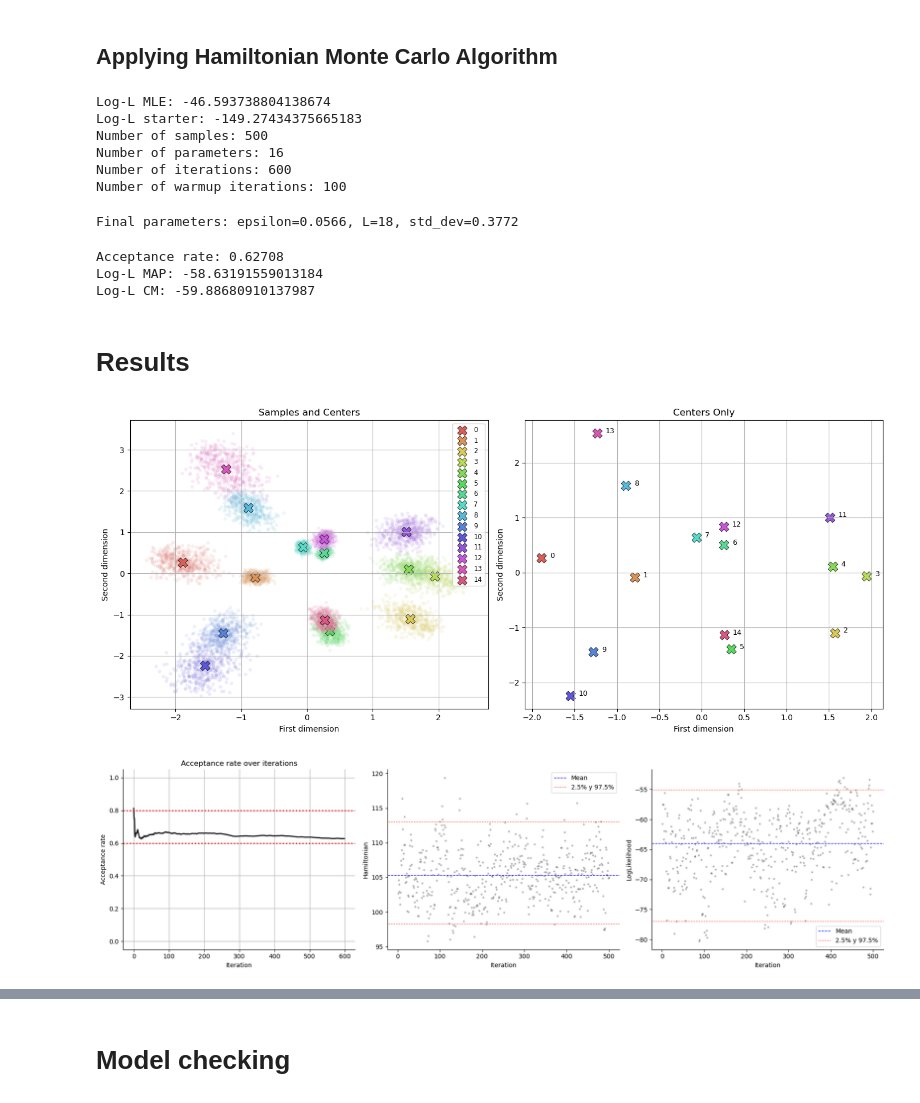
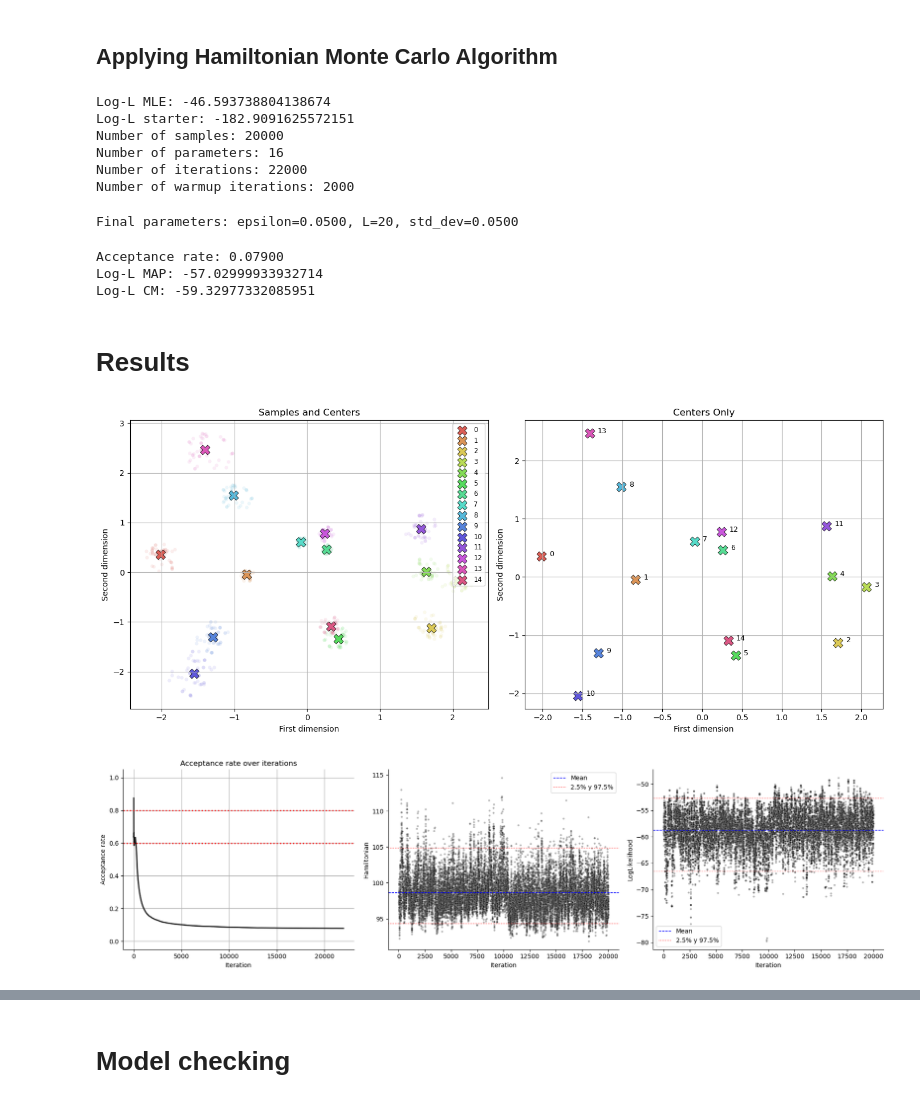
Before and after one commit to cnosa/LatentSpaces_Network_Manifold, a Jupyter notebook: RobustExample/LSMN_Euclidean_2D.ipynb, the cells around one changed output, grey strips where cells are left out. Drawn from its saved outputs; the diff is of its cells as text; code cells hidden in the pictures.

```diff
--- a/RobustExample/LSMN_Euclidean_2D.ipynb
+++ b/RobustExample/LSMN_Euclidean_2D.ipynb
@@ -139,7 +139,7 @@ plt.show()
 ## Applying Hamiltonian Monte Carlo Algorithm
 # %%
 # Execute HMC
-number_of_samples = 500
+number_of_samples = 20000
 Z_init = np.random.randn(Z_ML.shape[0],Z_ML.shape[1])
 a_init = np.random.randn(1)
 
@@ -147,7 +147,7 @@ print("Log-L MLE:", loglikelihood(G,Z_ML,a_ML))
 print("Log-L starter:", loglikelihood(G,Z_init,a_init)[0])
 
 samples_Z, samples_a, Hp, LogLp, acep_rate_history = hmc(G, Z_init, a_init, number_of_samples,
-                                                         epsilon_init=0.15, std_dev=1.0, percentage_warmup=0.2, Z0 = Z_ML)
+                                                         epsilon_init=0.15, std_dev=1.0, percentage_warmup=0.1, Z0 = Z_ML)
 
 # Estimators
 ## CM
@@ -162,25 +162,25 @@ print("Log-L MAP:", loglikelihood(G,Z_MAP,a_MAP))
 print("Log-L CM:", loglikelihood(G,Z_CM,a_CM))
 # %% [output]
 Log-L MLE: -46.593738804138674
-Log-L starter: -149.27434375665183
-Number of samples: 500
+Log-L starter: -182.9091625572151
+Number of samples: 20000
 Number of parameters: 16
-Number of iterations: 600
-Number of warmup iterations: 100
+Number of iterations: 22000
+Number of warmup iterations: 2000
-Final parameters: epsilon=0.0566, L=18, std_dev=0.3772
+Final parameters: epsilon=0.0500, L=20, std_dev=0.0500
-Acceptance rate: 0.62708
-Log-L MAP: -58.63191559013184
-Log-L CM: -59.88680910137987
+Acceptance rate: 0.07900
+Log-L MAP: -57.02999933932714
+Log-L CM: -59.32977332085951
 # %% [markdown]
 # Results
 # %%
-plot_Z_samples_2D(samples_Z)
+plot_Z_samples_2D(samples_Z[-50:])
 # %% [output]
-[figure, old version]
+[figure, new version]
 # %%
 plot_diagnostics(Hp,LogLp,acep_rate_history)
 # %% [output]
-[figure, old version]
+[figure, new version]
 # %%
 plot_alpha(samples_a)
 # %% [output]
```
Also changed, not shown: parts of 15 cells of this notebook, 3 other files.
